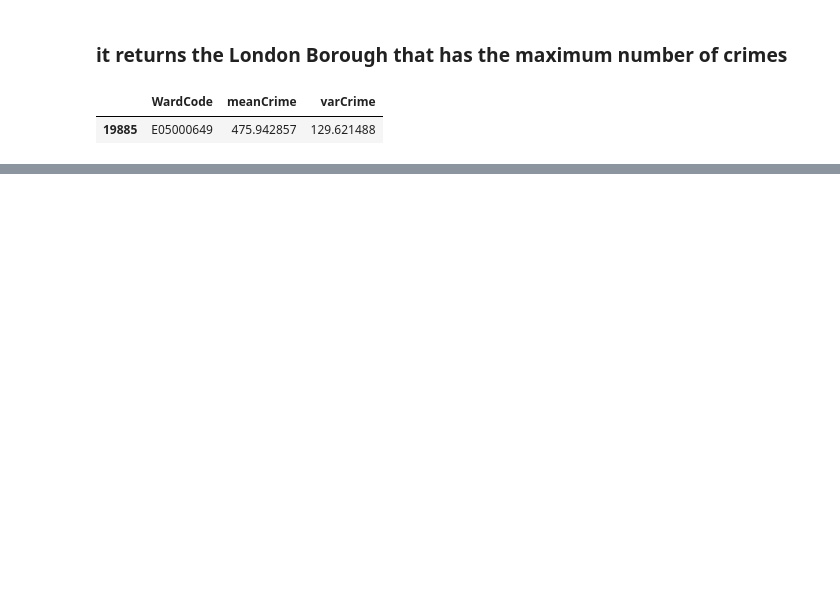
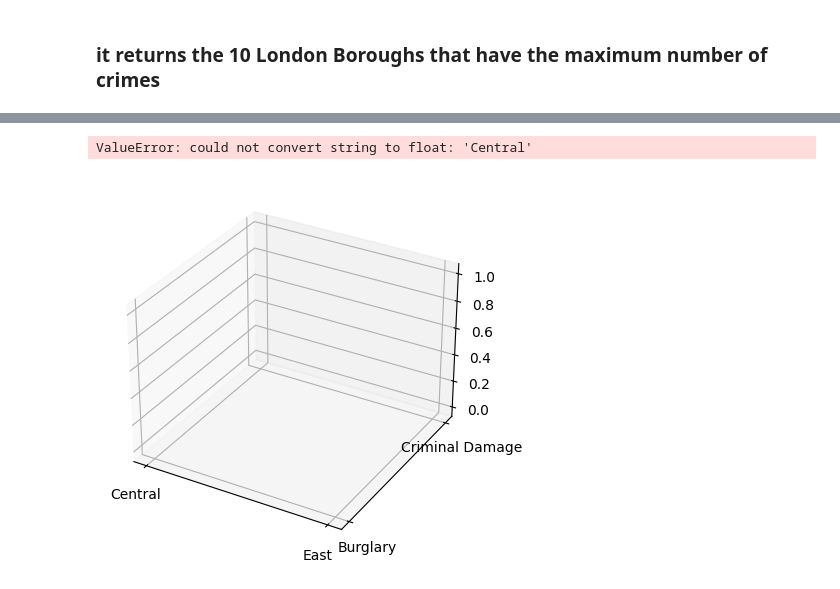
Before and after one commit to DavideLigari01/data-science-big-data-analytics, a Jupyter notebook: 21-03-2023/amalysis.ipynb, the cells around one changed output, grey strips where cells are left out. Saved outputs shown, nothing was run; the diff lists cells and outputs as text; code cells hidden in the pictures; blank space fills up the shorter version.

```diff
--- a/21-03-2023/amalysis.ipynb
+++ b/21-03-2023/amalysis.ipynb
@@ -3,7 +3,7 @@ import pandas as pd
 census_dataset = pd.read_csv('LondonCensus.csv')
 crime_dataset = pd.read_csv('MPS_Ward_Level_Crime_Historic_NewWard.csv')
 # %% [markdown]
-### it returns the London Borough that has the maximum number of crimes
+### it returns the 10 London Boroughs that have the maximum number of crimes
 # %%
 complete_ds = pd.merge(census_dataset, crime_dataset)
 crime_time = crime_dataset.drop(
@@ -12,19 +12,21 @@ crime_time.groupby('WardCode').sum()
 crime_time['meanCrime'] = crime_time.mean(axis=1)
 crime_time['varCrime'] = crime_time.std(axis=1)
 crime_time = crime_time[['WardCode', 'meanCrime', 'varCrime']]
-max_num_crime = crime_time['meanCrime'].max()
-crime_time[crime_time.meanCrime == max_num_crime]
+max_num_crime = crime_time.nlargest(10, ['meanCrime'])
-# %% [output]
-|  | WardCode | meanCrime | varCrime |
-| 19885 | E05000649 | 475.942857 | 129.621488 |
 # %%
-import matplotlib.pyplot as  plt
-crime_dataset[['Borough', 'MajorCategory']]
-crime_time = crime_dataset.groupby(['Borough', 'MajorCategory']).sum().copy()
+import matplotlib.pyplot as plt
+tmp_crime = pd.merge(
+    crime_dataset, census_dataset[['WardCode', 'NESW']])
+crime_time = tmp_crime.drop(['WardCode'], axis=1)
+crime_time = crime_time.groupby(['NESW', 'MajorCategory']).sum()
 crime_time['totCrime'] = crime_time.sum(axis=1)
 crime_time = crime_time['totCrime']
 crime_time_ni = crime_time.reset_index()
-crime_time = crime_time_ni.pivot(
-    index='Borough', columns='MajorCategory', values='totCrime')
-crime_time
+# crime_time = crime_time_ni.pivot(
+#     index='NESW', columns='MajorCategory', values='totCrime')
+crime_time_ni
+ax = plt.axes(projection="3d")
+ax.scatter3D(x=crime_time_ni.NESW, y=crime_time_ni.MajorCategory,
+             z=crime_time_ni.totCrime)
+plt.show()
 # %% [output]
@@ -49,3 +33,5 @@ crime_time
+ValueError: could not convert string to float: 'Central'
+[figure, added]
 # %%
 crime_time = crime_dataset.drop(
     ['WardName', 'MajorCategory', 'MinorCategory', 'Borough'], axis=1)
```
Also changed, not shown: parts of 4 cells of this notebook, 3 other files.
